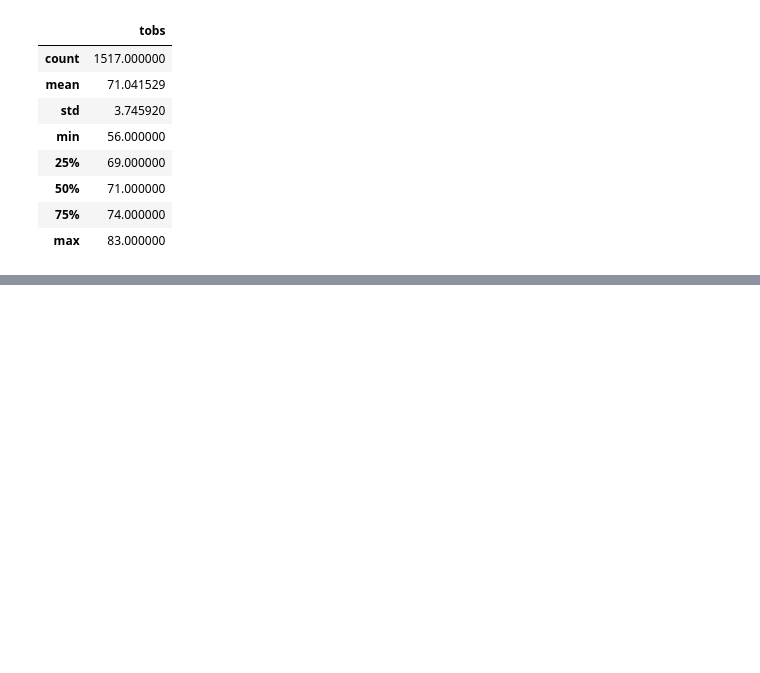
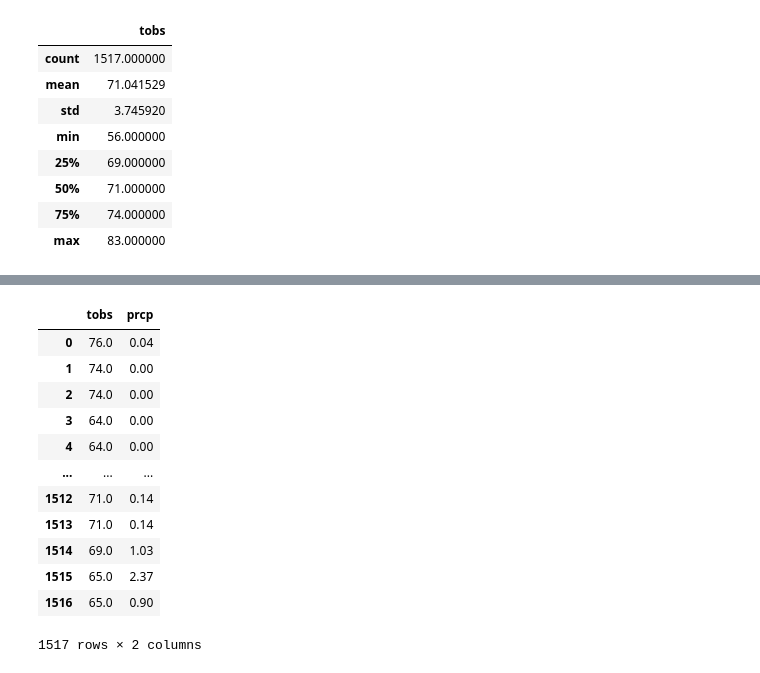
Before and after one commit to GWinkelman/surfs_up, a Jupyter notebook: SurfsUp_Challenge.ipynb, the cells around one changed output, grey strips where cells are left out. Drawn from its saved outputs; the diff is of its cells as text; code cells hidden in the pictures; blank space fills up the shorter version.

```diff
--- a/SurfsUp_Challenge.ipynb
+++ b/SurfsUp_Challenge.ipynb
@@ -185,0 +218,20 @@ temps_dec_df.describe()
+# %%
+# 2nd Additional Query (Dec Prec.)
+dec_prec = session.query(Measurement.tobs, Measurement.prcp).filter(extract('month', Measurement.date) == 12).all()
+# %%
+dec_prec_df = pd.DataFrame(dec_prec)
+dec_prec_df
+# %% [output]
+|  | tobs | prcp |
+| 0 | 76.0 | 0.04 |
+| 1 | 74.0 | 0.00 |
+| 2 | 74.0 | 0.00 |
+| 3 | 64.0 | 0.00 |
+| 4 | 64.0 | 0.00 |
+| ... | ... | ... |
+| 1512 | 71.0 | 0.14 |
+| 1513 | 71.0 | 0.14 |
+| 1514 | 69.0 | 1.03 |
+| 1515 | 65.0 | 2.37 |
+| 1516 | 65.0 | 0.90 |
+1517 rows × 2 columns
```
Also changed, not shown: parts of 4 cells of this notebook, 5 other files.
